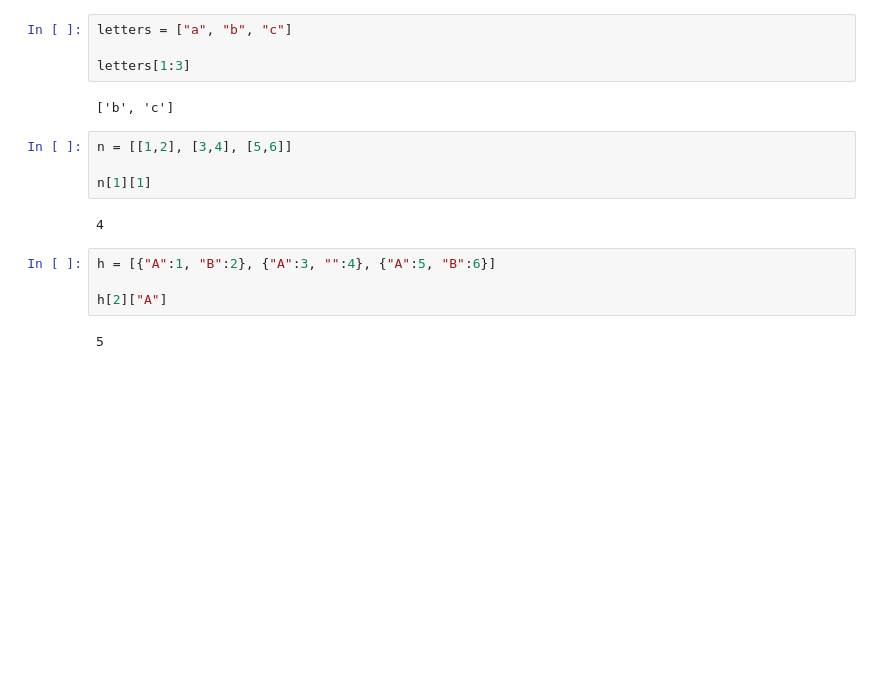
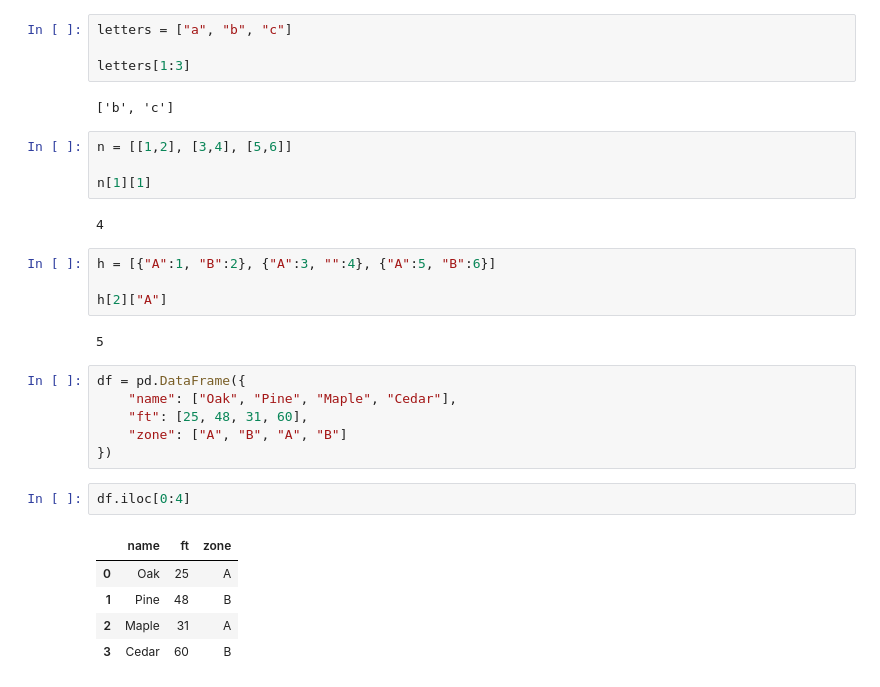
Before and after one commit to lane-erwin/geog592-cheyney, a Jupyter notebook: schedule/week04/GEOG592_Module3_Day1_pandas_Fundamentals_v2.ipynb, the cells around one changed output. Cells and saved outputs as stored; diff of their text form; blank space fills up the shorter version.

```diff
--- a/schedule/week04/GEOG592_Module3_Day1_pandas_Fundamentals_v2.ipynb
+++ b/schedule/week04/GEOG592_Module3_Day1_pandas_Fundamentals_v2.ipynb
@@ -702,3 +709,17 @@ h = [{"A":1, "B":2}, {"A":3, "":4}, {"A":5, "B":6}]
 h[2]["A"]
 # %% [output]
 5
+# %%
+df = pd.DataFrame({
+    "name": ["Oak", "Pine", "Maple", "Cedar"],
+    "ft": [25, 48, 31, 60],
+    "zone": ["A", "B", "A", "B"]
+})
+# %%
+df.iloc[0:4]
+# %% [output]
+|  | name | ft | zone |
+| 0 | Oak | 25 | A |
+| 1 | Pine | 48 | B |
+| 2 | Maple | 31 | A |
+| 3 | Cedar | 60 | B |
```
Also changed, not shown: parts of 3 cells of this notebook, 2 other files.
